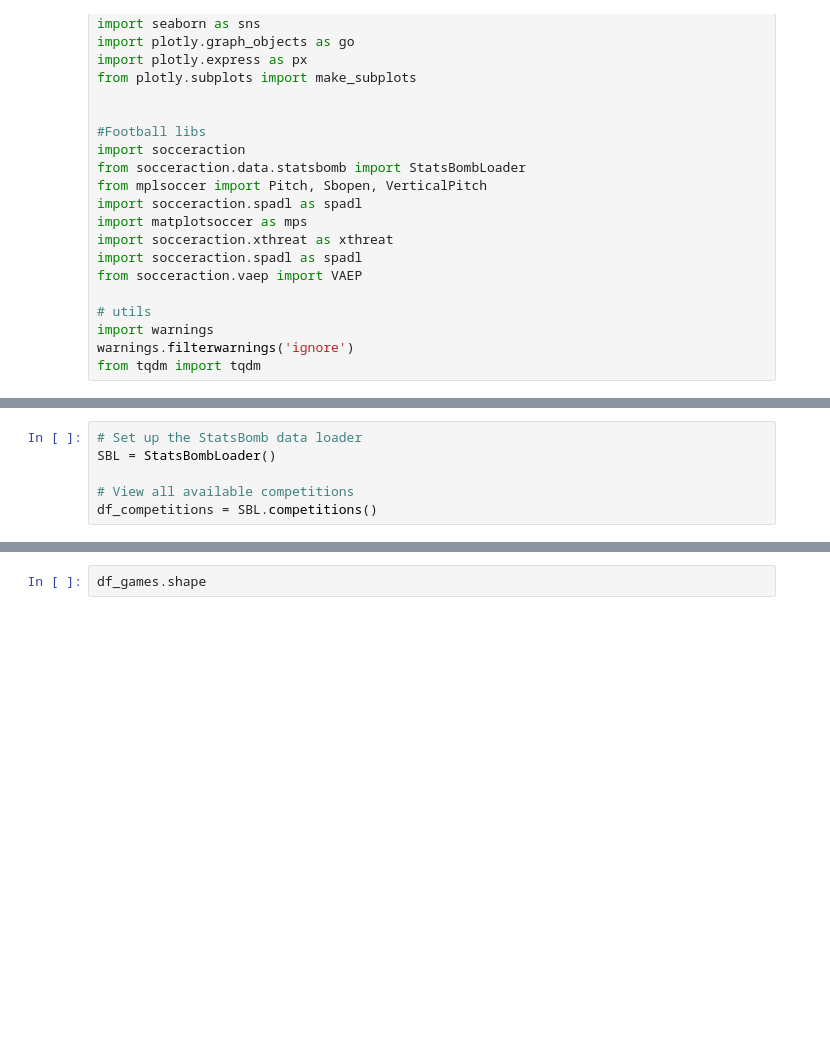
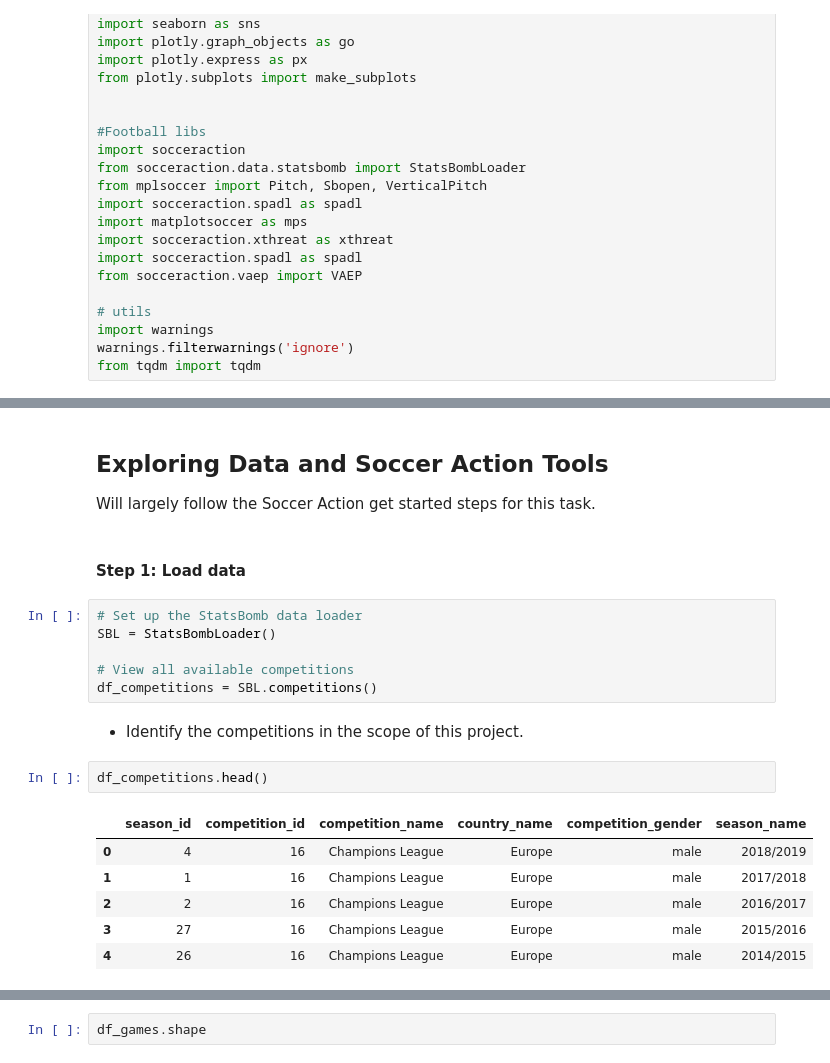
Before and after one commit to alexmihalache/Football-Analytics-Capstone---BrainStation-Final-Project, a Jupyter notebook: 1 - Data and Tools.ipynb, the cells around one changed output, grey strips where cells are left out. Saved outputs shown, nothing was run; the diff lists cells and outputs as text; blank space fills up the shorter version.

```diff
--- a/1 - Data and Tools.ipynb
+++ b/1 - Data and Tools.ipynb
@@ -27,6 +57,23 @@ from tqdm import tqdm
+# %% [markdown]
+## Exploring Data and Soccer Action Tools
+
+Will largely follow the Soccer Action get started steps for this task.
+# %% [markdown]
+#### Step 1: Load data
 # %%
 # Set up the StatsBomb data loader
 SBL = StatsBombLoader()
 
 # View all available competitions
 df_competitions = SBL.competitions()
+# %% [markdown]
+- Identify the competitions in the scope of this project.
+# %%
+df_competitions.head()
+# %% [output]
+|  | season_id | competition_id | competition_name | country_name | competition_gender | season_name |
+| 0 | 4 | 16 | Champions League | Europe | male | 2018/2019 |
+| 1 | 1 | 16 | Champions League | Europe | male | 2017/2018 |
+| 2 | 2 | 16 | Champions League | Europe | male | 2016/2017 |
+| 3 | 27 | 16 | Champions League | Europe | male | 2015/2016 |
+| 4 | 26 | 16 | Champions League | Europe | male | 2014/2015 |
```
Also changed, not shown: parts of 34 cells of this notebook, 2 other files.
